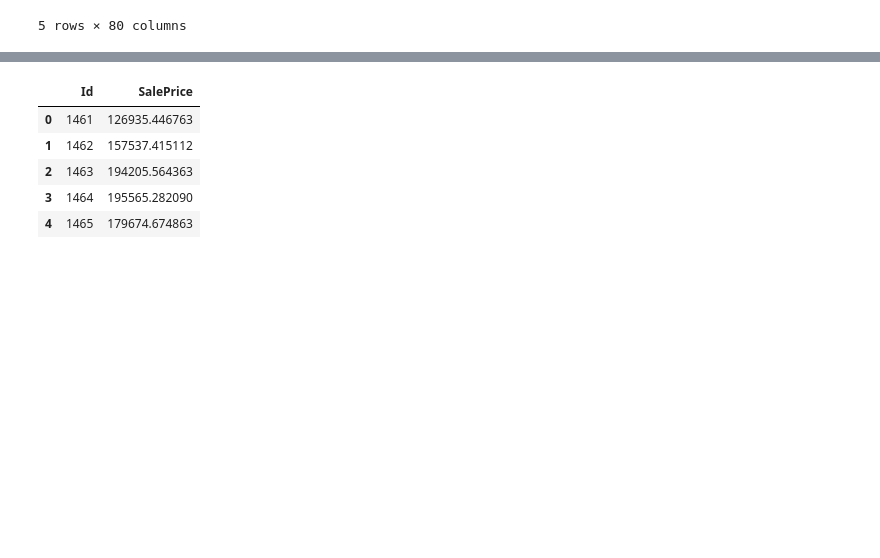
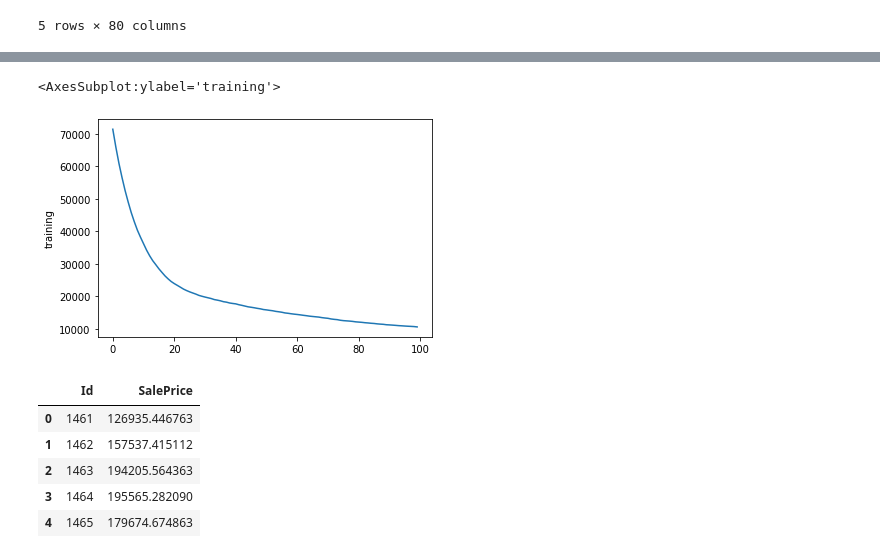
Before and after one commit to ghost0x07/kaggle-housing-prices-lgbm, a Jupyter notebook: notebooks/lgbm.ipynb, the cells around one changed output, grey strips where cells are left out. Saved outputs shown, nothing was run; the diff lists cells and outputs as text; code cells hidden in the pictures; blank space fills up the shorter version.

Commit message:
ADD PLOT TO VISUALIZE TRAINING/VAL RMSE

```diff
--- a/notebooks/lgbm.ipynb
+++ b/notebooks/lgbm.ipynb
@@ -57,5 +58,5 @@ X_train, X_val, y_train, y_val = train_test_split(
 # %%
 model = lgbm.LGBMRegressor()
 # %%
-model.fit(X_train,y_train,eval_set=[(X_val,y_val)],eval_metric="rmse")
+model.fit(X_train,y_train,eval_set=[(X_train,y_train),(X_val,y_val)],eval_metric="rmse")
 # %% [output]
@@ -79 +80,7 @@ model.fit(X_train,y_train,eval_set=[(X_val,y_val)],eval_metric="rmse")
 LGBMRegressor()
+# %%
+eval_results = model.evals_result_
+losses = pd.DataFrame()
+losses["training"] = eval_results["training"]['rmse']
+losses["validation"] = eval_results["valid_1"]['rmse']
+losses.head()
@@ -80,3 +94,9 @@ LGBMRegressor()
+# %%
+sns.lineplot(data=losses,x=losses.index,y="training",label="training")
+sns.lineplot(data=losses,x=losses.index,y="validation",label="validation")
+# %% [output]
+<AxesSubplot:ylabel='training'>
+[figure, added]
 # %%
 output = pd.DataFrame()
 output["Id"] = test["Id"]
```
Also changed, not shown: parts of 3 cells of this notebook, 1 other file.
